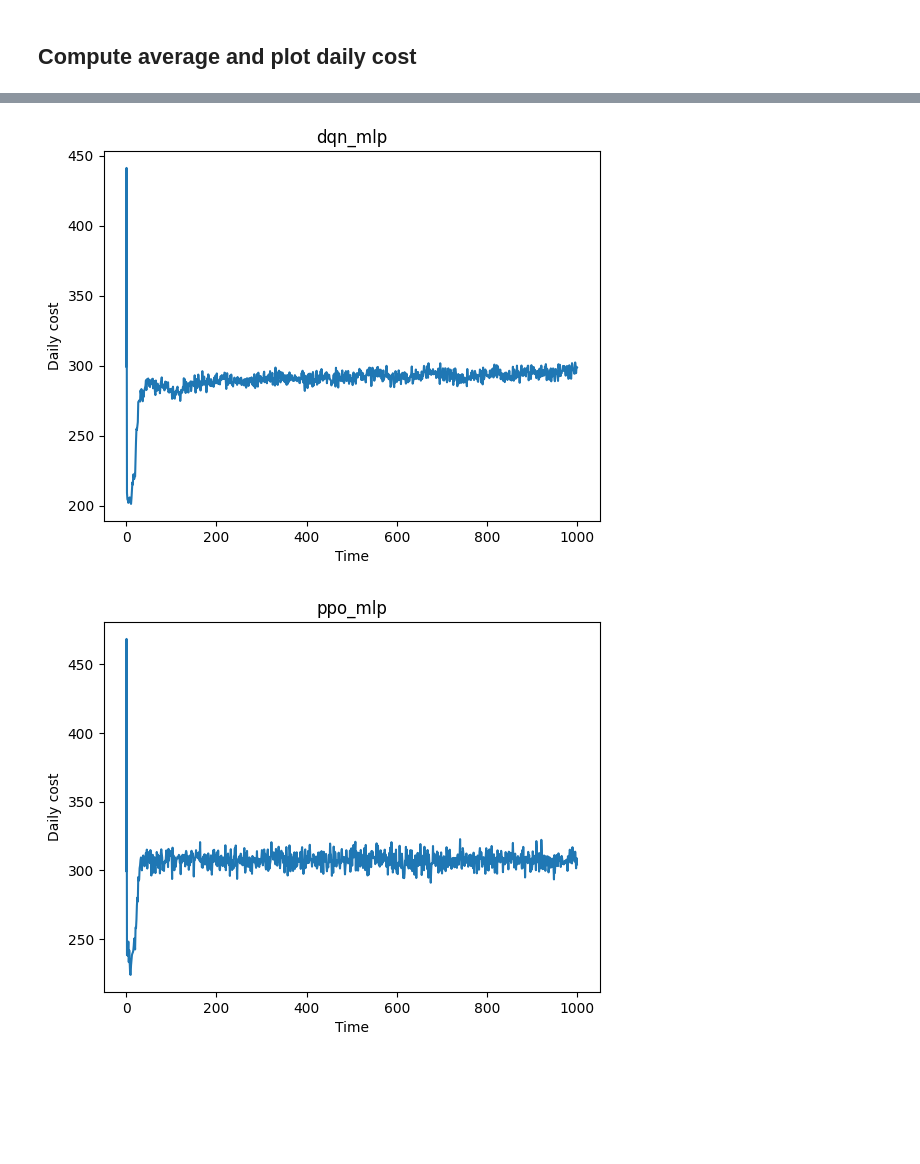
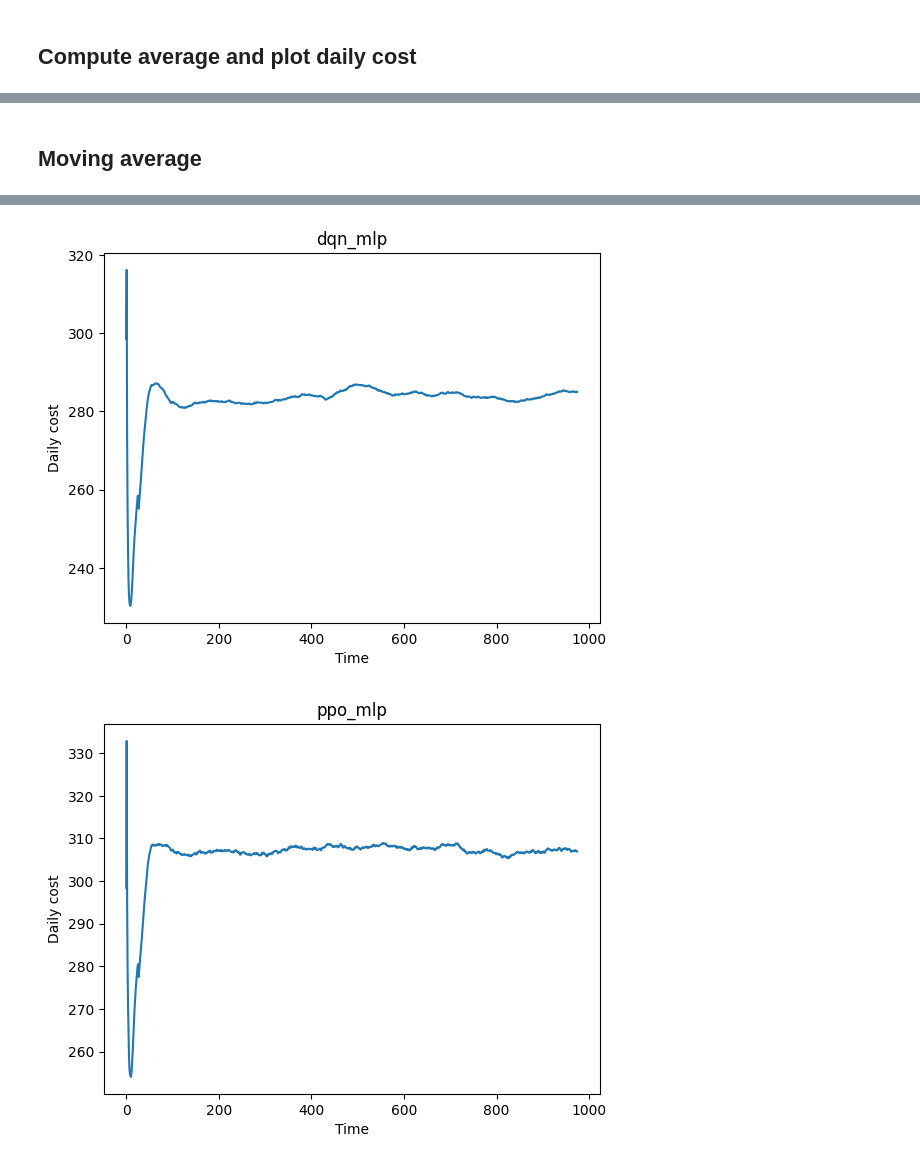
Before and after one commit to allePansera/inventory_system_l_r_model, a Jupyter notebook: welch_procedure.ipynb, the cells around one changed output, grey strips where cells are left out. Cells and saved outputs as stored; diff of their text form; code cells hidden in the pictures; blank space fills up the shorter version.

```diff
--- a/welch_procedure.ipynb
+++ b/welch_procedure.ipynb
@@ -165,2 +165,19 @@ plt.show()
 # %% [markdown]
 ## Compute average and plot daily cost
+# %%
+# Plot RL
+for rl_agent in rl_agent_list:
+    avg_daily_costs = [sum(daily_cost) / n for daily_cost in zip(*rl_agent_costs[rl_agent])]
+    plt.plot(avg_daily_costs)
+    plt.title(rl_agent)
+    plt.ylabel('Daily cost')
+    plt.xlabel('Time')
+    plt.show()
+
+# Plot s-S
+avg_daily_costs = [sum(daily_cost) / n for daily_cost in zip(*policy_fixed_costs)]
+plt.plot(avg_daily_costs)
+plt.title('Fixed Cost')
+plt.ylabel('Time')
+plt.xlabel('Daily cost')
+plt.show()
@@ -167,8 +189,22 @@ plt.show()
+# %% [markdown]
+## Moving average
 # %%
 # Plot RL
+window_size = 25
+
 for rl_agent in rl_agent_list:
     avg_daily_costs = [sum(daily_cost) / n for daily_cost in zip(*rl_agent_costs[rl_agent])]
-    plt.plot(avg_daily_costs)
+
+
+    # Compute the moving average
+    moving_average = []
+    for i in range(len(avg_daily_costs) - window_size):
+        if i < window_size:
+            moving_average.append(sum(avg_daily_costs[:2 * i + 1]) / (2 * i + 1))
+        else:
+            moving_average.append(sum(avg_daily_costs[i - window_size:i + window_size + 1]) / (2 * window_size + 1))
+
+    plt.plot(moving_average)
     plt.title(rl_agent)
     plt.ylabel('Daily cost')
     plt.xlabel('Time')
@@ -176,7 +212,14 @@ for rl_agent in rl_agent_list:
 
 # Plot s-S
 avg_daily_costs = [sum(daily_cost) / n for daily_cost in zip(*policy_fixed_costs)]
-plt.plot(avg_daily_costs)
+moving_average = []
+for i in range(len(avg_daily_costs) - window_size):
+    if i < window_size:
+        moving_average.append(sum(avg_daily_costs[:2 * i + 1]) / (2 * i + 1))
+    else:
+        moving_average.append(sum(avg_daily_costs[i - window_size:i + window_size + 1]) / (2 * window_size + 1))
+
+plt.plot(moving_average)
 plt.title('Fixed Cost')
 plt.ylabel('Time')
 plt.xlabel('Daily cost')
@@ -186,2 +229,2 @@ plt.show()
-[figure, old version]
+[figure, new version]
-[figure, old version]
+[figure, new version]
```
Also changed, not shown: parts of 3 cells of this notebook, 1 other file.
